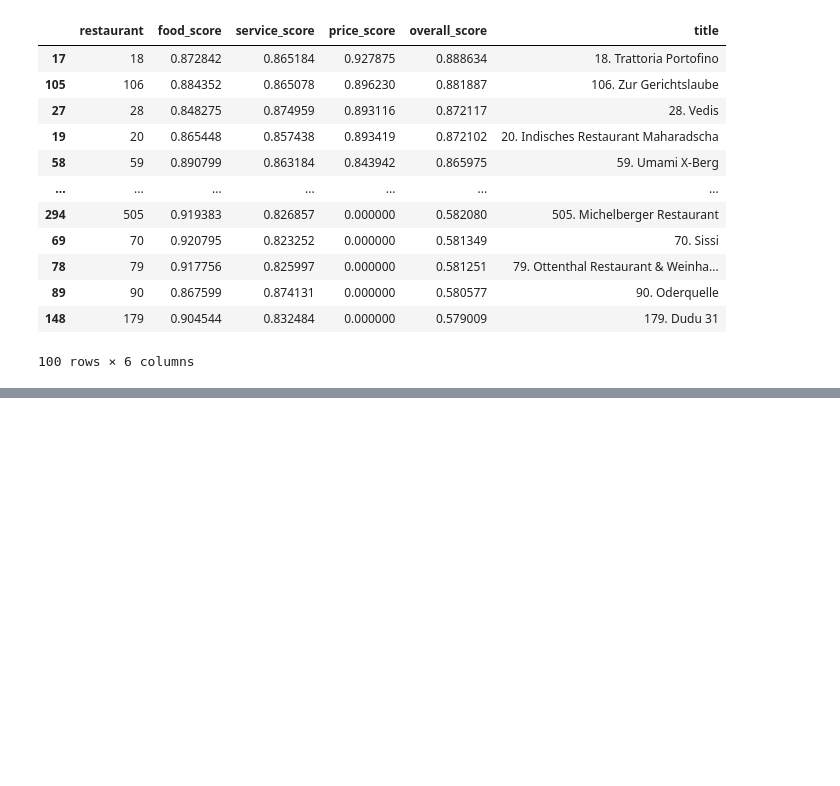
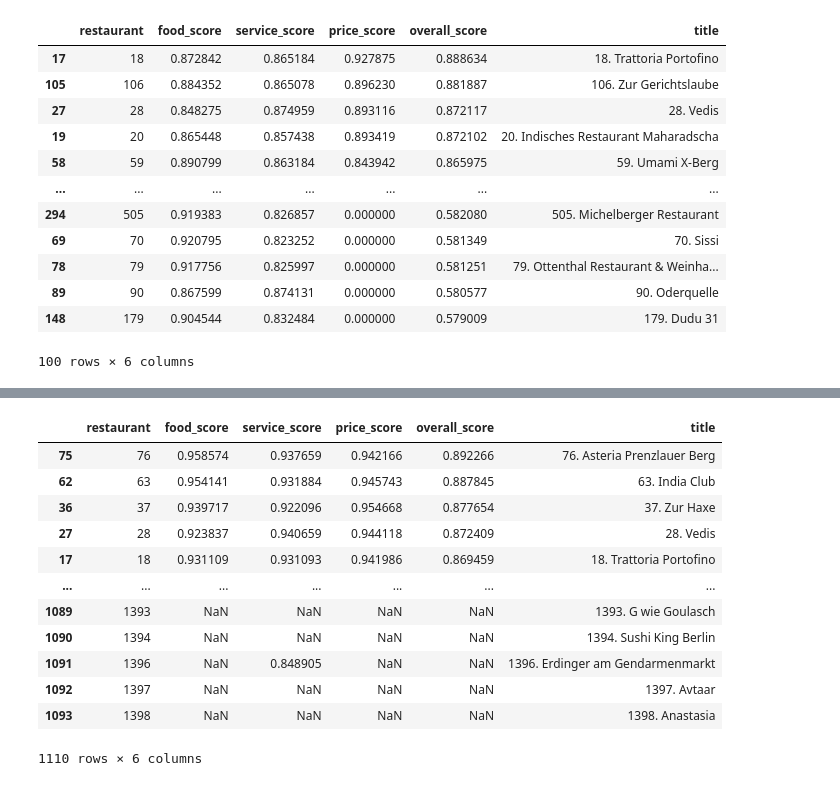
Before and after one commit to its30NA/berlin_bites, a Jupyter notebook: notebooks/03. eda.ipynb, the cells around one changed output, grey strips where cells are left out. Saved outputs shown, nothing was run; the diff lists cells and outputs as text; code cells hidden in the pictures; blank space fills up the shorter version.

```diff
--- a/notebooks/03. eda.ipynb
+++ b/notebooks/03. eda.ipynb
@@ -623,3 +722,19 @@ Let's fix this by two adjustments,
+# %%
+foodservprice_results_df.sort_values("overall_score", ascending=False).head(1110)
+# %% [output]
+|  | restaurant | food_score | service_score | price_score | overall_score | title |
+| 75 | 76 | 0.958574 | 0.937659 | 0.942166 | 0.892266 | 76. Asteria Prenzlauer Berg |
+| 62 | 63 | 0.954141 | 0.931884 | 0.945743 | 0.887845 | 63. India Club |
+| 36 | 37 | 0.939717 | 0.922096 | 0.954668 | 0.877654 | 37. Zur Haxe |
+| 27 | 28 | 0.923837 | 0.940659 | 0.944118 | 0.872409 | 28. Vedis |
+| 17 | 18 | 0.931109 | 0.931093 | 0.941986 | 0.869459 | 18. Trattoria Portofino |
+| ... | ... | ... | ... | ... | ... | ... |
+| 1089 | 1393 | NaN | NaN | NaN | NaN | 1393. G wie Goulasch |
+| 1090 | 1394 | NaN | NaN | NaN | NaN | 1394. Sushi King Berlin |
+| 1091 | 1396 | NaN | 0.848905 | NaN | NaN | 1396. Erdinger am Gendarmenmarkt |
+| 1092 | 1397 | NaN | NaN | NaN | NaN | 1397. Avtaar |
+| 1093 | 1398 | NaN | NaN | NaN | NaN | 1398. Anastasia |
+1110 rows × 6 columns
 # %%
 type(df["star rating"])
 # %%
```
Also changed, not shown: parts of 6 cells of this notebook.
